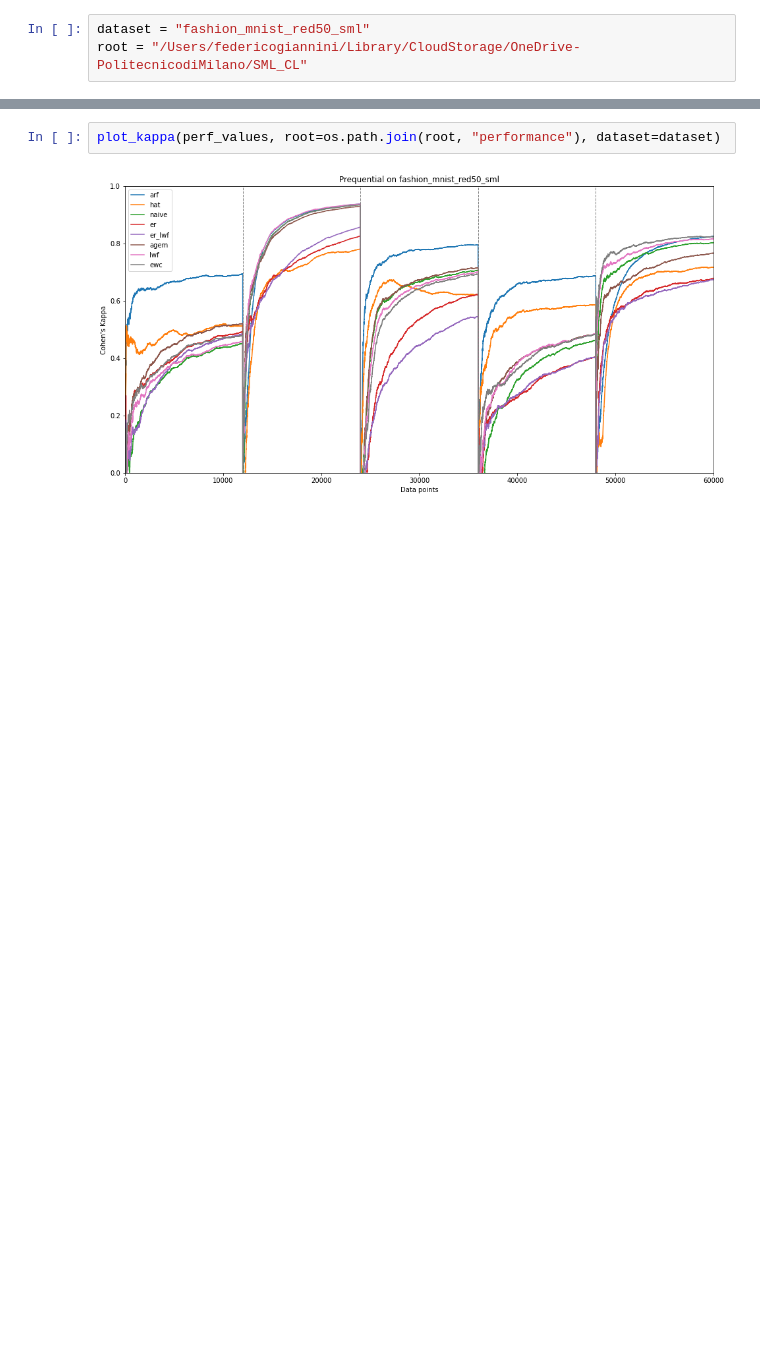
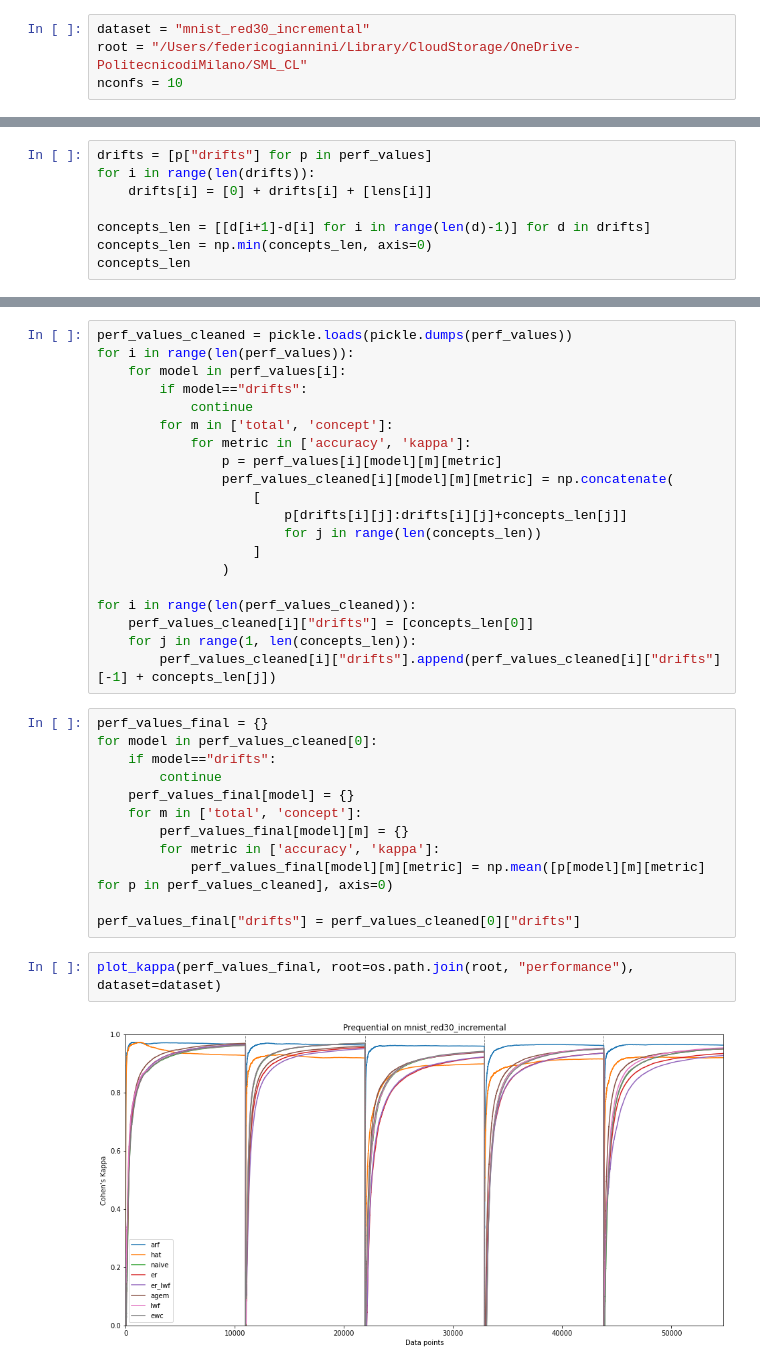
Before and after one commit to federicogiannini13/scl-practical-guide, a Jupyter notebook: lab/plot_prequential.ipynb, the cells around one changed output, grey strips where cells are left out. Cells and saved outputs as stored; diff of their text form; blank space fills up the shorter version.

```diff
--- a/lab/plot_prequential.ipynb
+++ b/lab/plot_prequential.ipynb
@@ -5,3 +1,4 @@ import os
 # %%
-dataset = "fashion_mnist_red50_sml"
+dataset = "mnist_red30_incremental"
 root = "/Users/federicogiannini/Library/CloudStorage/OneDrive-PolitecnicodiMilano/SML_CL"
+nconfs = 10
@@ -60,0 +48,8 @@ for m in perf_values[0]:
+# %%
+drifts = [p["drifts"] for p in perf_values]
+for i in range(len(drifts)):
+    drifts[i] = [0] + drifts[i] + [lens[i]]
+
+concepts_len = [[d[i+1]-d[i] for i in range(len(d)-1)] for d in drifts]
+concepts_len = np.min(concepts_len, axis=0)
+concepts_len
@@ -61,4 +58,36 @@ for m in perf_values[0]:
+# %%
+perf_values_cleaned = pickle.loads(pickle.dumps(perf_values))
+for i in range(len(perf_values)):
+    for model in perf_values[i]:
+        if model=="drifts":
+            continue
+        for m in ['total', 'concept']:
+            for metric in ['accuracy', 'kappa']:
+                p = perf_values[i][model][m][metric]
+                perf_values_cleaned[i][model][m][metric] = np.concatenate(
+                    [
+                        p[drifts[i][j]:drifts[i][j]+concepts_len[j]]
+                        for j in range(len(concepts_len))
+                    ]
+                )
+
+for i in range(len(perf_values_cleaned)):
+    perf_values_cleaned[i]["drifts"] = [concepts_len[0]]
+    for j in range(1, len(concepts_len)):
+        perf_values_cleaned[i]["drifts"].append(perf_values_cleaned[i]["drifts"][-1] + concepts_len[j])
+# %%
+perf_values_final = {}
+for model in perf_values_cleaned[0]:
+    if model=="drifts":
+        continue
+    perf_values_final[model] = {}
+    for m in ['total', 'concept']:
+        perf_values_final[model][m] = {}
+        for metric in ['accuracy', 'kappa']:
+            perf_values_final[model][m][metric] = np.mean([p[model][m][metric] for p in perf_values_cleaned], axis=0)
+
+perf_values_final["drifts"] = perf_values_cleaned[0]["drifts"]
 # %%
-plot_kappa(perf_values, root=os.path.join(root, "performance"), dataset=dataset)
+plot_kappa(perf_values_final, root=os.path.join(root, "performance"), dataset=dataset)
 # %% [output]
-[figure, old version]
+[figure, new version]
```
Also changed, not shown: parts of 6 cells of this notebook, 3 other files.
